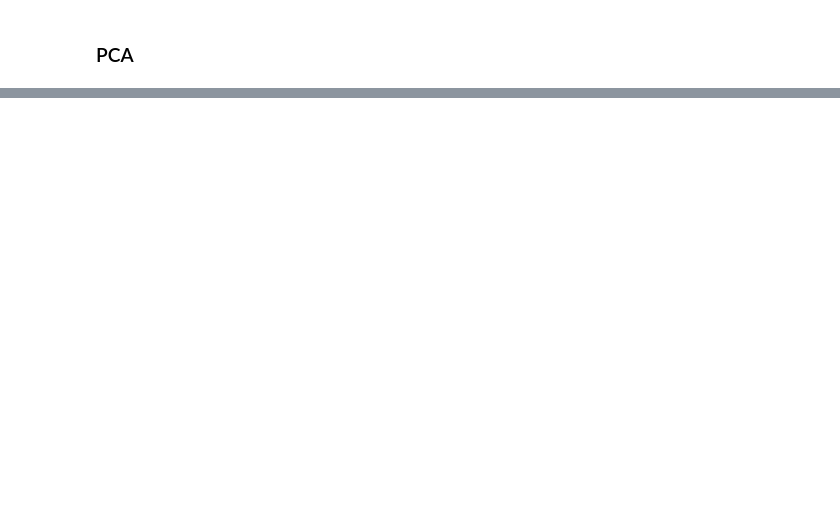
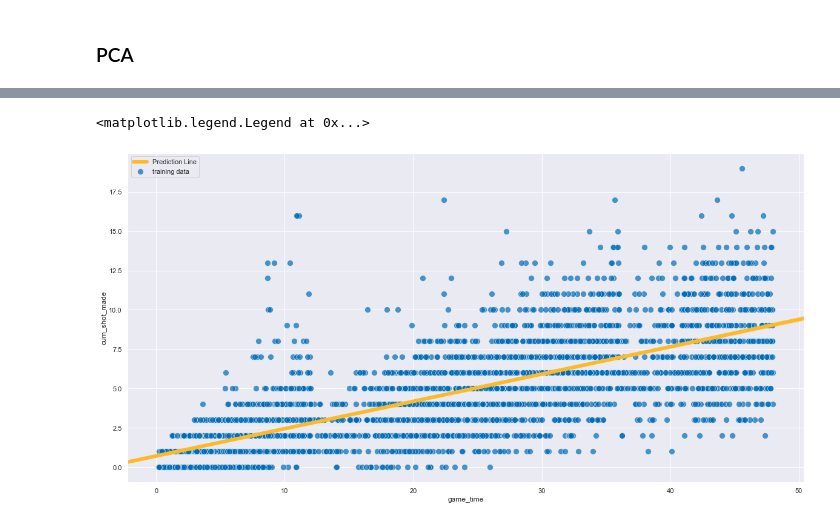
Before and after one commit to Fluffisaurus/player-performance-projection, a Jupyter notebook: scripts/player-performance-projection.ipynb, the cells around one changed output, grey strips where cells are left out. Saved outputs shown, nothing was run; the diff lists cells and outputs as text; code cells hidden in the pictures; blank space fills up the shorter version.

```diff
--- a/scripts/player-performance-projection.ipynb
+++ b/scripts/player-performance-projection.ipynb
@@ -190,0 +212,8 @@ r2_score(y_valid, y_predicted)
+# %%
+plt.subplots(figsize=(20,10))
+sns.scatterplot(X_valid['game_time'],y_valid, alpha=0.7, s=100, label = 'training data')
+sns.regplot(X_valid['game_time'],y_predicted,scatter=False, label = 'Prediction Line',line_kws={'lw':6, 'color':'#FDB927'})
+plt.legend()
+# %% [output]
+<matplotlib.legend.Legend at 0x...>
+[figure, added]
```
Also changed, not shown: parts of 15 cells of this notebook.
